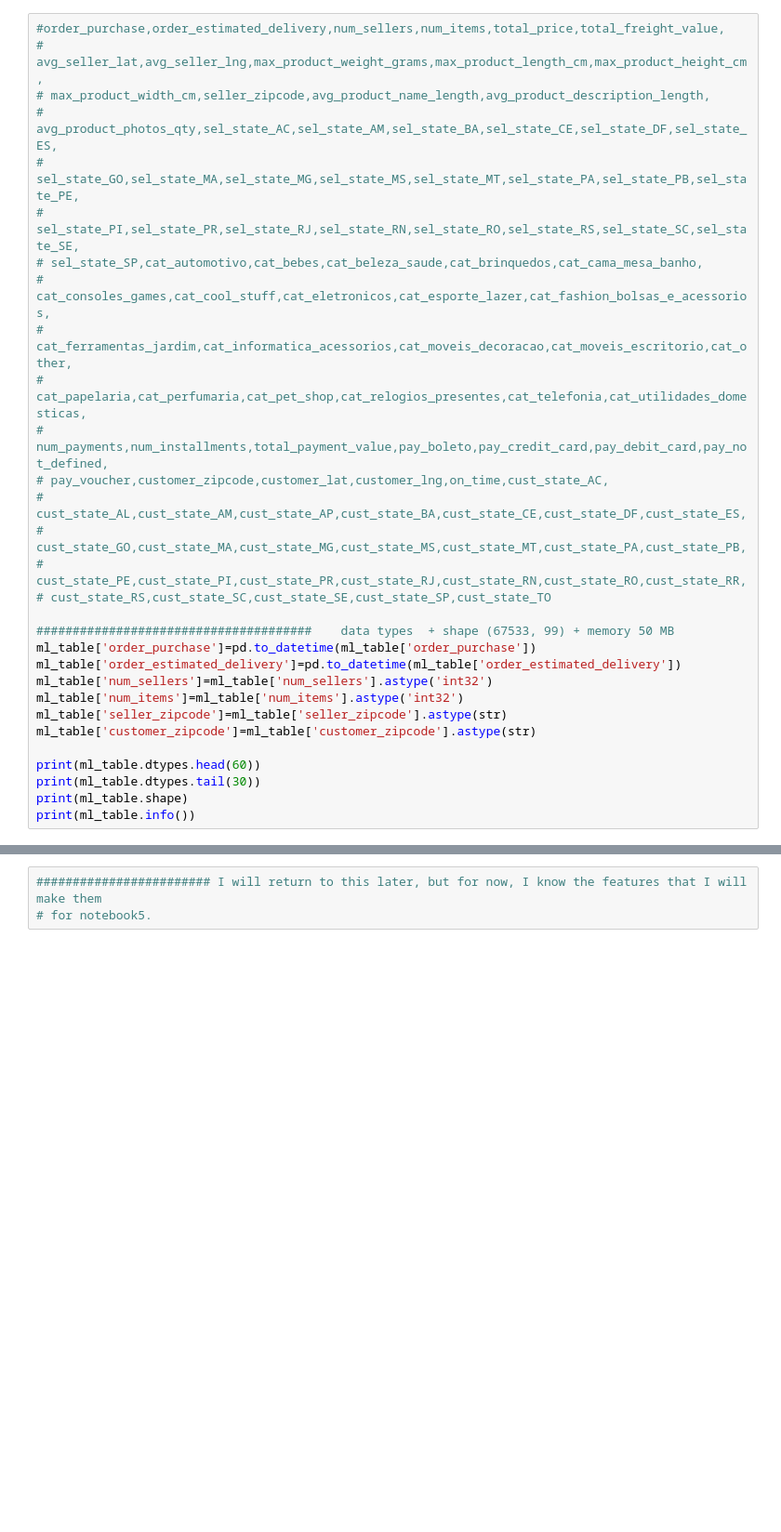
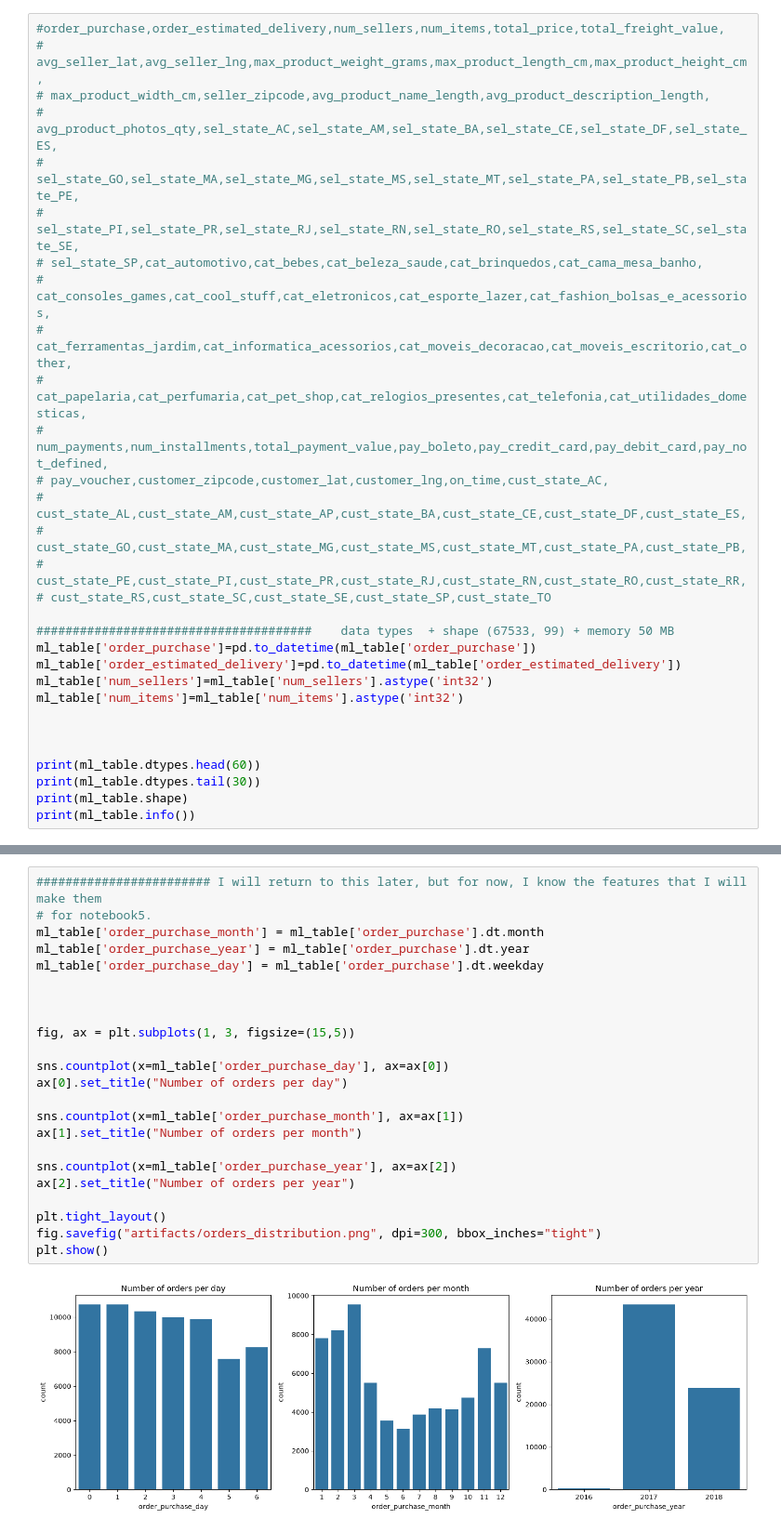
Before and after one commit to YOOOOUSSEF/MLOPS_Tasks, a Jupyter notebook: task_2/notebook4.ipynb, the cells around one changed output, grey strips where cells are left out. Shown at 93% size. Cells and saved outputs as stored; diff of their text form; blank space fills up the shorter version.

```diff
--- a/task_2/notebook4.ipynb
+++ b/task_2/notebook4.ipynb
@@ -33,8 +36,8 @@ ml_table['order_purchase']=pd.to_datetime(ml_table['order_purchase'])
 ml_table['order_estimated_delivery']=pd.to_datetime(ml_table['order_estimated_delivery'])
 ml_table['num_sellers']=ml_table['num_sellers'].astype('int32')
 ml_table['num_items']=ml_table['num_items'].astype('int32')
-ml_table['seller_zipcode']=ml_table['seller_zipcode'].astype(str)
-ml_table['customer_zipcode']=ml_table['customer_zipcode'].astype(str)
+
+
 
 print(ml_table.dtypes.head(60))
 print(ml_table.dtypes.tail(30))
@@ -103,3 +109,25 @@ std         0.490470       0.053932
 # %%
 ######################## I will return to this later, but for now, I know the features that I will make them
 # for notebook5.
+ml_table['order_purchase_month'] = ml_table['order_purchase'].dt.month
+ml_table['order_purchase_year'] = ml_table['order_purchase'].dt.year
+ml_table['order_purchase_day'] = ml_table['order_purchase'].dt.weekday
+
+
+
+fig, ax = plt.subplots(1, 3, figsize=(15,5))
+
+sns.countplot(x=ml_table['order_purchase_day'], ax=ax[0])
+ax[0].set_title("Number of orders per day")
+
+sns.countplot(x=ml_table['order_purchase_month'], ax=ax[1])
+ax[1].set_title("Number of orders per month")
+
+sns.countplot(x=ml_table['order_purchase_year'], ax=ax[2])
+ax[2].set_title("Number of orders per year")
+
+plt.tight_layout()
+fig.savefig("artifacts/orders_distribution.png", dpi=300, bbox_inches="tight")
+plt.show()
+# %% [output]
+[figure, added]
```
Also changed, not shown: parts of 6 cells of this notebook, 5 other files.
